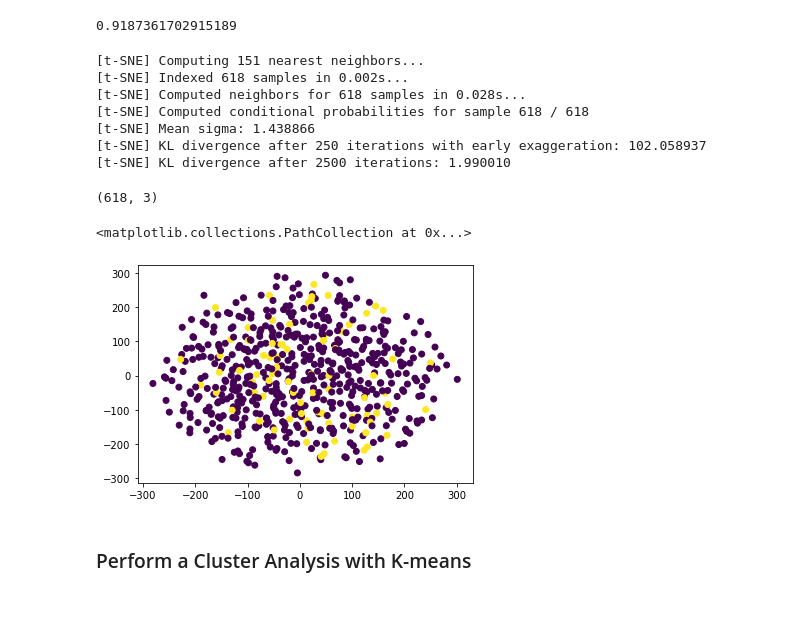
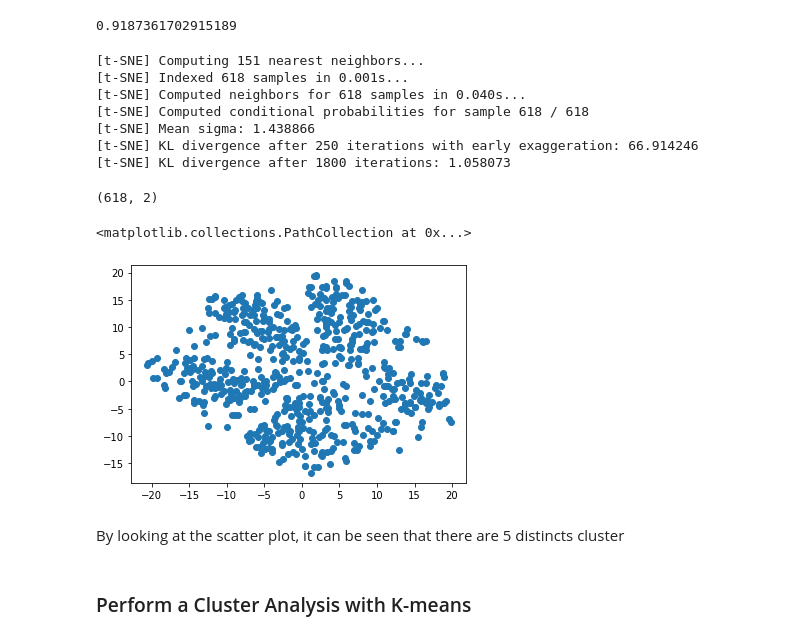
Before and after one commit to Christ1129/Myopia_Clusters, a Jupyter notebook: Myopia_Clusters.ipynb, the cells around one changed output. Drawn from its saved outputs; the diff is of its cells as text; code cells hidden in the pictures; blank space fills up the shorter version.

```diff
--- a/Myopia_Clusters.ipynb
+++ b/Myopia_Clusters.ipynb
@@ -67,29 +57,30 @@ pca.explained_variance_ratio_.sum()
 # %%
 # Further reduce the dataset dimensions with t-SNE and visually inspect the results.
 
-# To do this, run t-SNE on the principal components, which is the output of the PCA transformation.
 #Initialize the t-SNE model
-tsne = TSNE(learning_rate=250, n_components=3, perplexity=50, verbose=1, n_iter=2500)
+tsne = TSNE(learning_rate=250, perplexity=50, verbose=1, n_iter=2500)
 #Reduce dimensions
 tsne_features = tsne.fit_transform(myopia_pca)
 # %% [output]
 [t-SNE] Computing 151 nearest neighbors...
-[t-SNE] Indexed 618 samples in 0.002s...
-[t-SNE] Computed neighbors for 618 samples in 0.028s...
+[t-SNE] Indexed 618 samples in 0.001s...
+[t-SNE] Computed neighbors for 618 samples in 0.040s...
 [t-SNE] Computed conditional probabilities for sample 618 / 618
 [t-SNE] Mean sigma: 1.438866
-[t-SNE] KL divergence after 250 iterations with early exaggeration: 102.058937
-[t-SNE] KL divergence after 2500 iterations: 1.990010
+[t-SNE] KL divergence after 250 iterations with early exaggeration: 66.914246
+[t-SNE] KL divergence after 1800 iterations: 1.058073
 # %%
 tsne_features.shape
 # %% [output]
-(618, 3)
+(618, 2)
 # %%
 # Create a scatter plot of the t-SNE output. Are there distinct clusters?
-plt.scatter(tsne_features[:,0],tsne_features[:,1],c=labels)
+plt.scatter(tsne_features[:,0],tsne_features[:,1])
 # %% [output]
 <matplotlib.collections.PathCollection at 0x...>
-[figure, old version]
+[figure, new version]
+# %% [markdown]
+By looking at the scatter plot, it can be seen that there are 5 distincts cluster
 # %% [markdown]
 ### Perform a Cluster Analysis with K-means
 # %%
```
Also changed, not shown: parts of 7 cells of this notebook.
